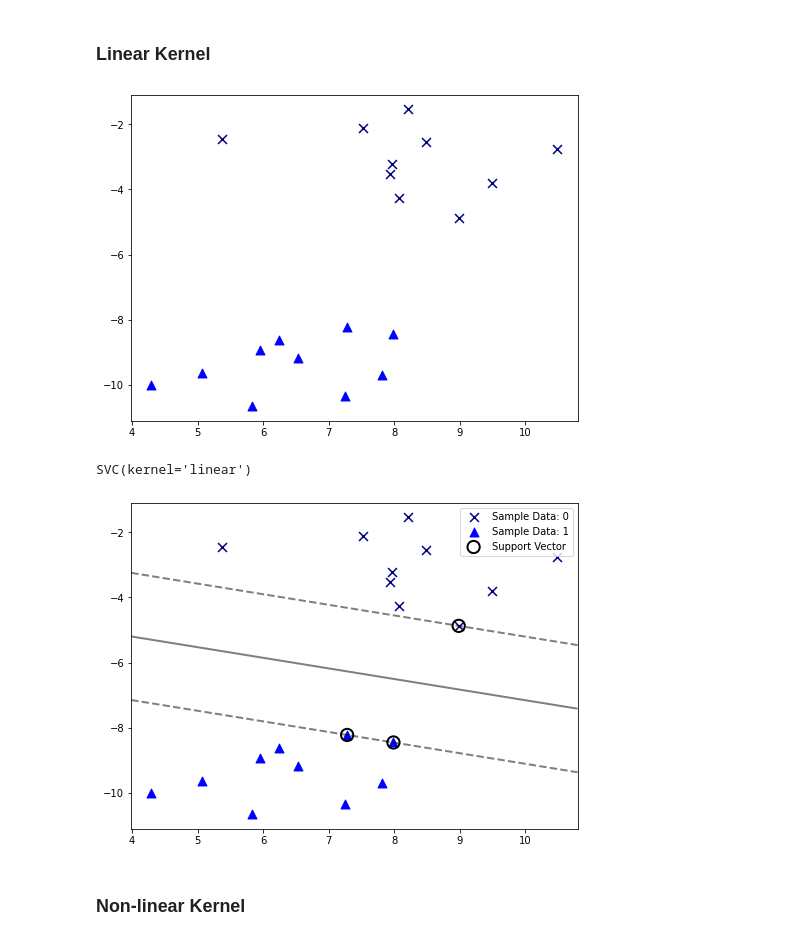
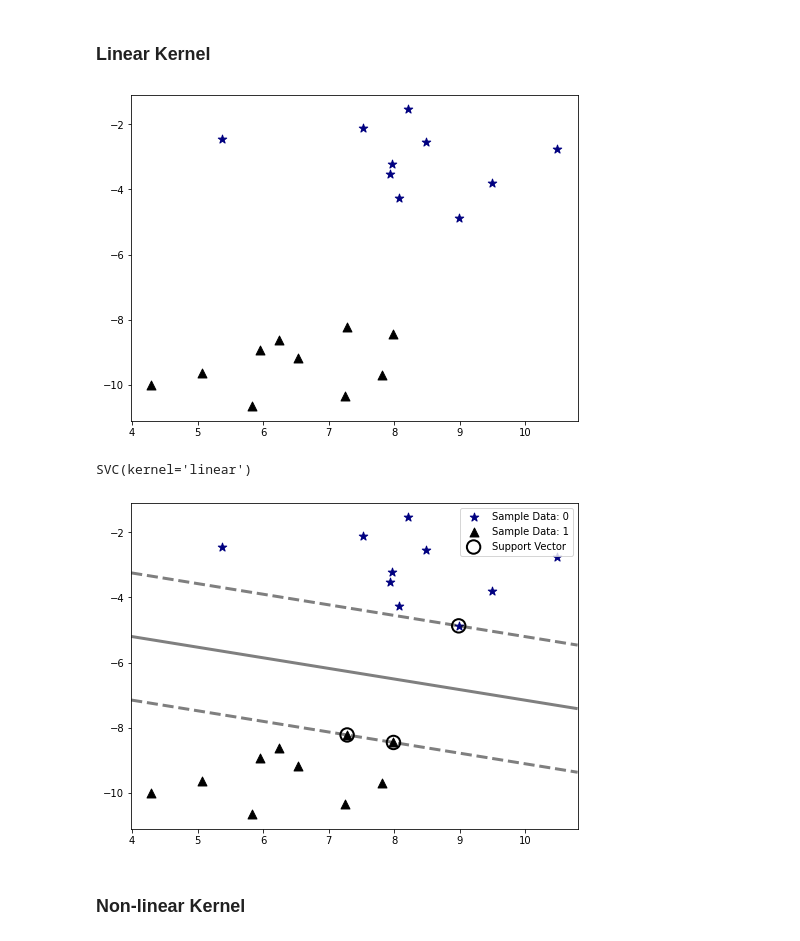
Before and after one commit to jchen8000/MLDLWithPython, a Jupyter notebook: 4_06_Support_Vector_Machine/Support_Vector_Machine_Introduction.ipynb, the cells around one changed output. Saved outputs shown, nothing was run; the diff lists cells and outputs as text; code cells hidden in the pictures.

```diff
--- a/4_06_Support_Vector_Machine/Support_Vector_Machine_Introduction.ipynb
+++ b/4_06_Support_Vector_Machine/Support_Vector_Machine_Introduction.ipynb
@@ -17,21 +17,21 @@ from sklearn import metrics
 # %%
 # Generate sample data
 X, y = datasets.make_blobs(n_samples=20, centers=2,
                   random_state=6)
 
 # plotting scatters
-colors = {0: 'navy', 1: 'blue'}
-markers = {0: 'x', 1: '^'}
+colors = {0: 'navy', 1: 'black'}
+markers = {0: '*', 1: '^'}
 plt.figure(1, figsize=(8,6))
 for g in np.unique(y):
     ix = np.where(y == g)
     plt.scatter(X[ix,0], X[ix,1],
                 marker = markers[g],
                 c = colors[g],
                 s=80,)
 plt.show()
 # %% [output]
-[figure, old version]
+[figure, new version]
 # %%
 svm_linear = svm.SVC(kernel='linear')
 svm_linear.fit(X, y)
@@ -55,7 +55,7 @@ def plot_svc_decision_function(model, ax=None):
     ax.contour(X, Y, P, colors='k',
                levels=[-1, 0, 1], alpha=0.5,
                linestyles=['--', '-', '--'],
-               linewidths=2
+               linewidths=3
               )
     ax.set_xlim(xlim)
     ax.set_ylim(ylim)
@@ -63,7 +63,7 @@ def plot_svc_decision_function(model, ax=None):
 def plot_support_vectors(model):
     plt.scatter(model.support_vectors_[:, 0],
                 model.support_vectors_[:, 1],
-                s=150, edgecolors='k', lw=2,
+                s=180, edgecolors='k', lw=2,
                 facecolors='none',
                 label = "Support Vector");
 
@@ -80,7 +80,7 @@ plt.legend()
 plt.savefig("svm_introduction1.svg", format="svg", transparent=True, bbox_inches='tight')
 plt.show()
 # %% [output]
-[figure, old version]
+[figure, new version]
 # %% [markdown]
 ### Non-linear Kernel
 # %%
```
Also changed, not shown: parts of 6 cells of this notebook.
